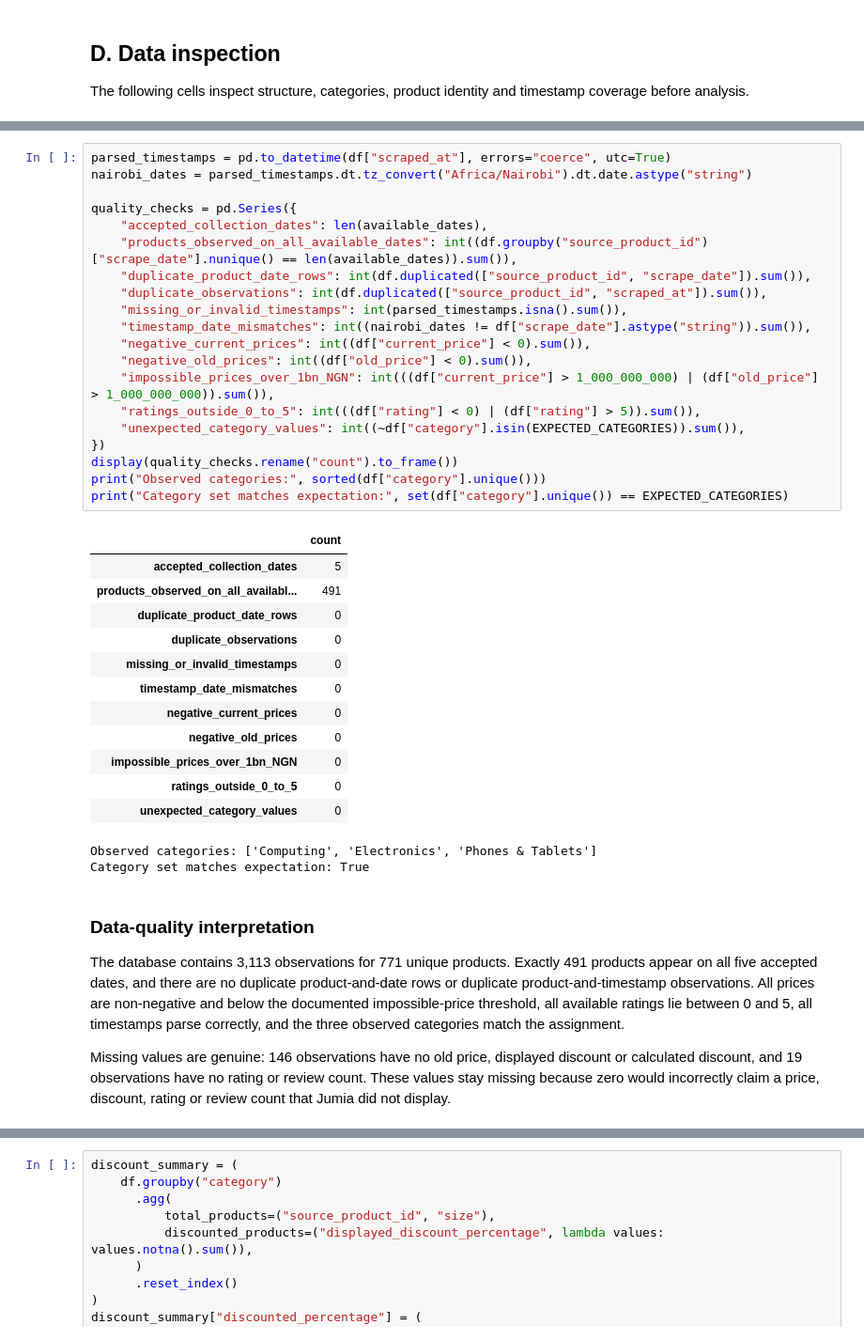
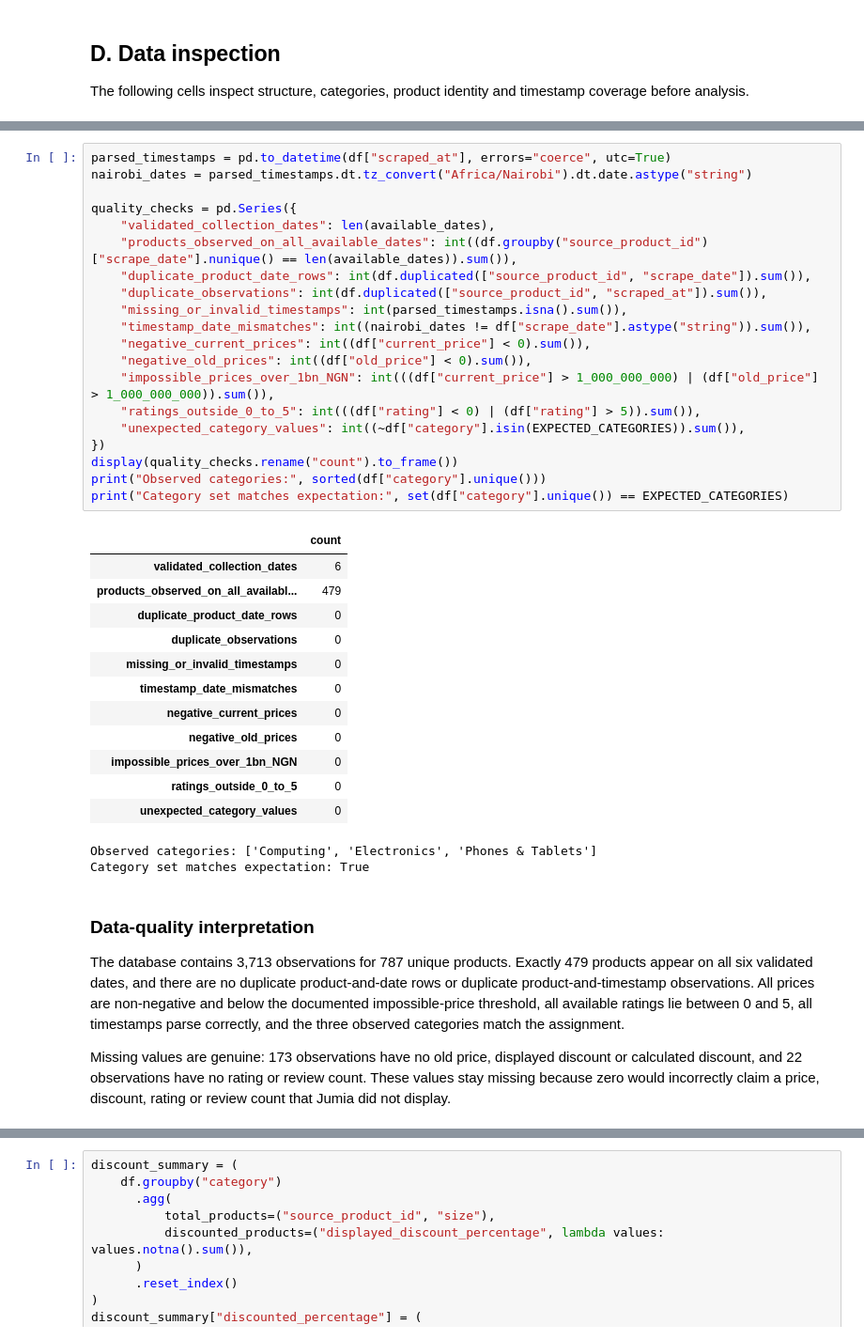
Before and after one commit to sedrackbisogho85-jpg/dsc2107-group2-jumia-ng, a Jupyter notebook: notebooks/jumia_analysis.ipynb, the cells around one changed output, grey strips where cells are left out. Shown at 94% size. Saved outputs shown, nothing was run; the diff lists cells and outputs as text.

Commit message:
data: add day six collection and six-day analysis

```diff
--- a/notebooks/jumia_analysis.ipynb
+++ b/notebooks/jumia_analysis.ipynb
@@ -194,27 +195,27 @@ display(missing)
 # %%
 parsed_timestamps = pd.to_datetime(df["scraped_at"], errors="coerce", utc=True)
 nairobi_dates = parsed_timestamps.dt.tz_convert("Africa/Nairobi").dt.date.astype("string")
 
 quality_checks = pd.Series({
-    "accepted_collection_dates": len(available_dates),
+    "validated_collection_dates": len(available_dates),
     "products_observed_on_all_available_dates": int((df.groupby("source_product_id")["scrape_date"].nunique() == len(available_dates)).sum()),
     "duplicate_product_date_rows": int(df.duplicated(["source_product_id", "scrape_date"]).sum()),
     "duplicate_observations": int(df.duplicated(["source_product_id", "scraped_at"]).sum()),
     "missing_or_invalid_timestamps": int(parsed_timestamps.isna().sum()),
     "timestamp_date_mismatches": int((nairobi_dates != df["scrape_date"].astype("string")).sum()),
     "negative_current_prices": int((df["current_price"] < 0).sum()),
     "negative_old_prices": int((df["old_price"] < 0).sum()),
     "impossible_prices_over_1bn_NGN": int(((df["current_price"] > 1_000_000_000) | (df["old_price"] > 1_000_000_000)).sum()),
     "ratings_outside_0_to_5": int(((df["rating"] < 0) | (df["rating"] > 5)).sum()),
     "unexpected_category_values": int((~df["category"].isin(EXPECTED_CATEGORIES)).sum()),
 })
 display(quality_checks.rename("count").to_frame())
 print("Observed categories:", sorted(df["category"].unique()))
 print("Category set matches expectation:", set(df["category"].unique()) == EXPECTED_CATEGORIES)
 # %% [output]
 |  | count |
-| accepted_collection_dates | 5 |
-| products_observed_on_all_availabl... | 491 |
+| validated_collection_dates | 6 |
+| products_observed_on_all_availabl... | 479 |
 | duplicate_product_date_rows | 0 |
 | duplicate_observations | 0 |
 | missing_or_invalid_timestamps | 0 |
@@ -229,7 +230,7 @@ Category set matches expectation: True
 # %% [markdown]
 ### Data-quality interpretation
 
-The database contains 3,113 observations for 771 unique products. Exactly 491 products appear on all five accepted dates, and there are no duplicate product-and-date rows or duplicate product-and-timestamp observations. All prices are non-negative and below the documented impossible-price threshold, all available ratings lie between 0 and 5, all timestamps parse correctly, and the three observed categories match the assignment.
+The database contains 3,713 observations for 787 unique products. Exactly 479 products appear on all six validated dates, and there are no duplicate product-and-date rows or duplicate product-and-timestamp observations. All prices are non-negative and below the documented impossible-price threshold, all available ratings lie between 0 and 5, all timestamps parse correctly, and the three observed categories match the assignment.
 
-Missing values are genuine: 146 observations have no old price, displayed discount or calculated discount, and 19 observations have no rating or review count. These values stay missing because zero would incorrectly claim a price, discount, rating or review count that Jumia did not display.
+Missing values are genuine: 173 observations have no old price, displayed discount or calculated discount, and 22 observations have no rating or review count. These values stay missing because zero would incorrectly claim a price, discount, rating or review count that Jumia did not display.
 # %% [markdown]
```
Also changed, not shown: parts of 24 cells of this notebook, 25 other files.
